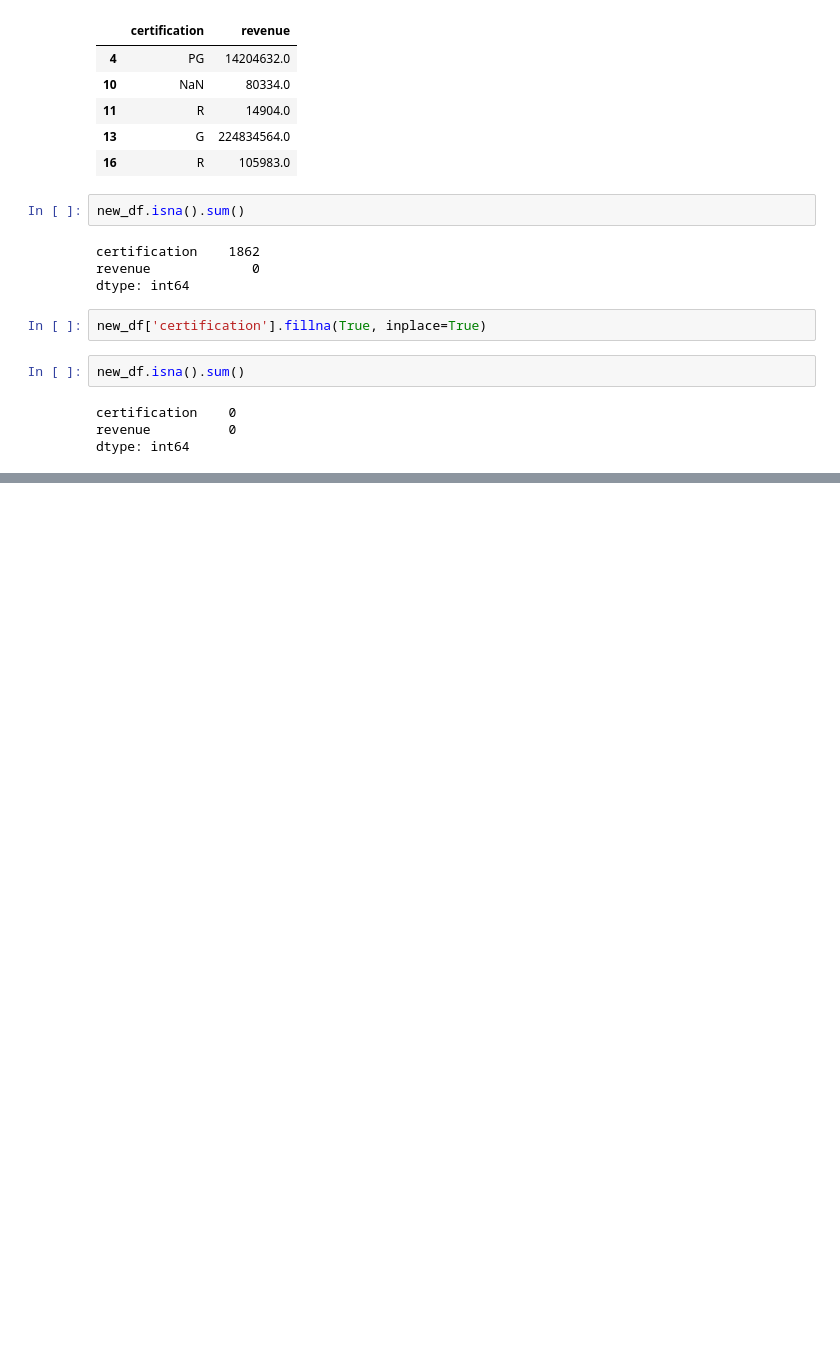
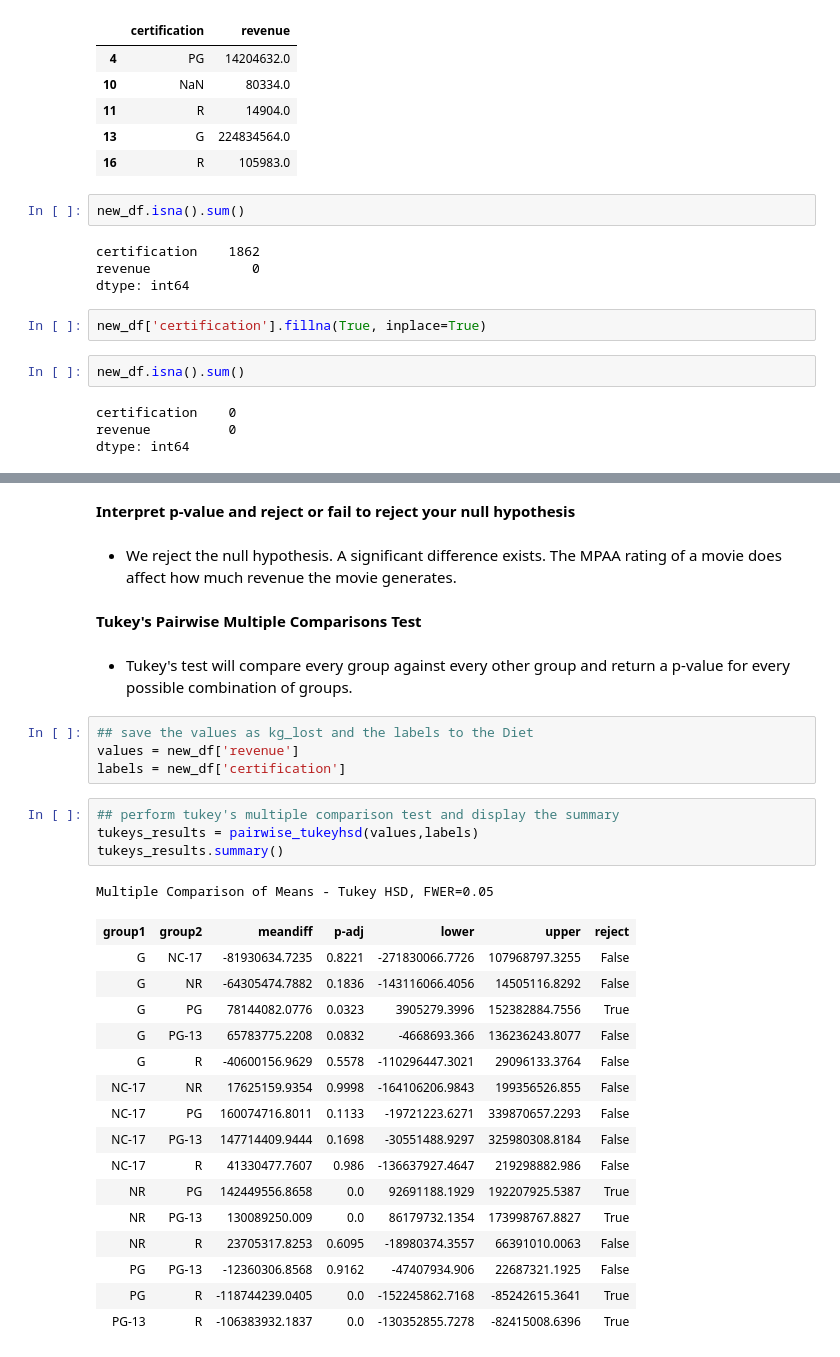
Before and after one commit to Mhoover41/Data-Enrichment-Project-3, a Jupyter notebook: IMDB Project Part 4 - ETL & Hypothesis Testing.ipynb, the cells around one changed output, grey strips where cells are left out. Saved outputs shown, nothing was run; the diff lists cells and outputs as text; blank space fills up the shorter version.

```diff
--- a/IMDB Project Part 4 - ETL & Hypothesis Testing.ipynb
+++ b/IMDB Project Part 4 - ETL & Hypothesis Testing.ipynb
@@ -510,0 +606,34 @@ Name: certification, Length: 4758, dtype: object
+# %% [markdown]
+**Interpret p-value and reject or fail to reject your null hypothesis**
+# %% [markdown]
+- We reject the null hypothesis.  A significant difference exists. The MPAA rating of a movie does affect how much revenue the movie generates.
+# %% [markdown]
+**Tukey's Pairwise Multiple Comparisons Test**
+# %% [markdown]
+- Tukey's test will compare every group against every other group and return a p-value for every possible combination of groups.
+# %%
+## save the values as kg_lost and the labels to the Diet
+values = new_df['revenue']
+labels = new_df['certification']
+# %%
+## perform tukey's multiple comparison test and display the summary
+tukeys_results = pairwise_tukeyhsd(values,labels)
+tukeys_results.summary()
+# %% [output]
+Multiple Comparison of Means - Tukey HSD, FWER=0.05
+| group1 | group2 | meandiff | p-adj | lower | upper | reject |
+| G | NC-17 | -81930634.7235 | 0.8221 | -271830066.7726 | 107968797.3255 | False |
+| G | NR | -64305474.7882 | 0.1836 | -143116066.4056 | 14505116.8292 | False |
+| G | PG | 78144082.0776 | 0.0323 | 3905279.3996 | 152382884.7556 | True |
+| G | PG-13 | 65783775.2208 | 0.0832 | -4668693.366 | 136236243.8077 | False |
+| G | R | -40600156.9629 | 0.5578 | -110296447.3021 | 29096133.3764 | False |
+| NC-17 | NR | 17625159.9354 | 0.9998 | -164106206.9843 | 199356526.855 | False |
+| NC-17 | PG | 160074716.8011 | 0.1133 | -19721223.6271 | 339870657.2293 | False |
+| NC-17 | PG-13 | 147714409.9444 | 0.1698 | -30551488.9297 | 325980308.8184 | False |
+| NC-17 | R | 41330477.7607 | 0.986 | -136637927.4647 | 219298882.986 | False |
+| NR | PG | 142449556.8658 | 0.0 | 92691188.1929 | 192207925.5387 | True |
+| NR | PG-13 | 130089250.009 | 0.0 | 86179732.1354 | 173998767.8827 | True |
+| NR | R | 23705317.8253 | 0.6095 | -18980374.3557 | 66391010.0063 | False |
+| PG | PG-13 | -12360306.8568 | 0.9162 | -47407934.906 | 22687321.1925 | False |
+| PG | R | -118744239.0405 | 0.0 | -152245862.7168 | -85242615.3641 | True |
+| PG-13 | R | -106383932.1837 | 0.0 | -130352855.7278 | -82415008.6396 | True |
```
Also changed, not shown: parts of 47 cells of this notebook, 1 other file.
